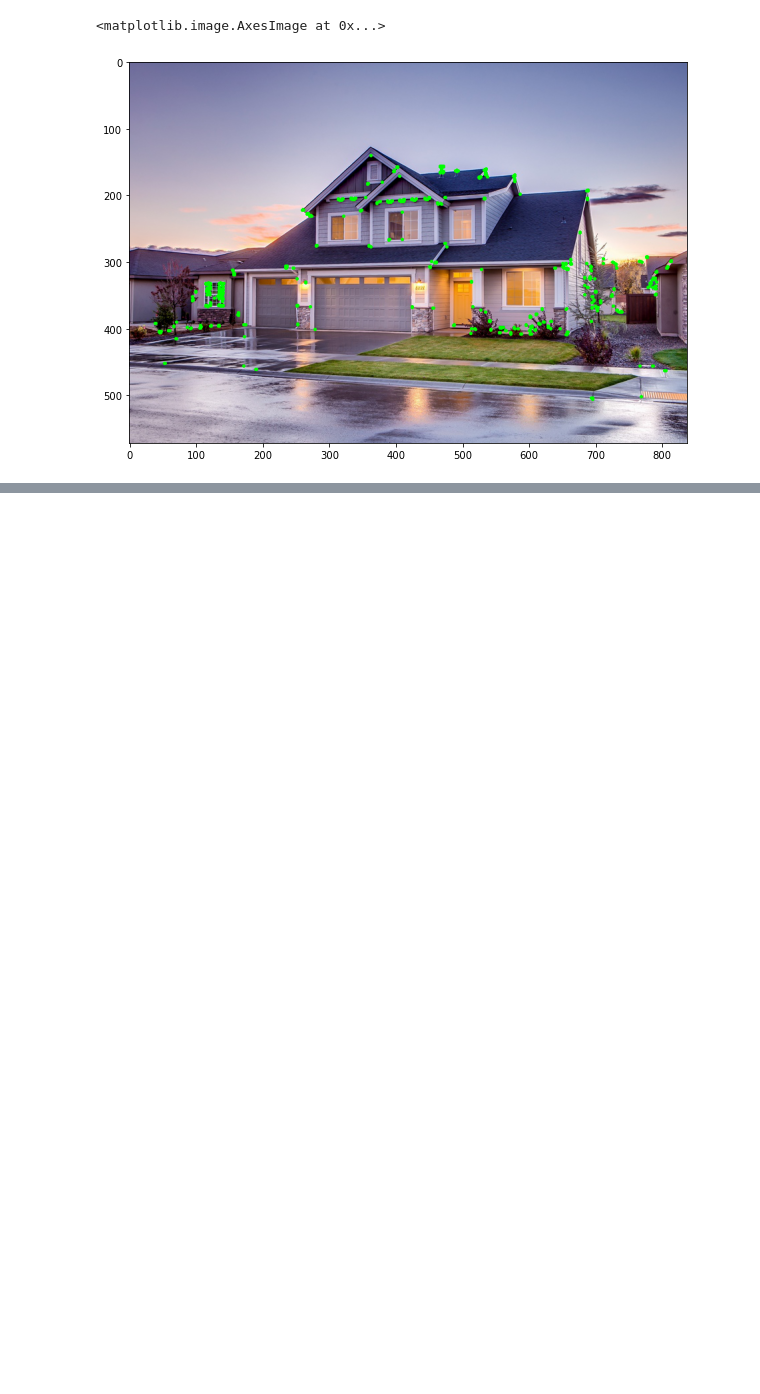
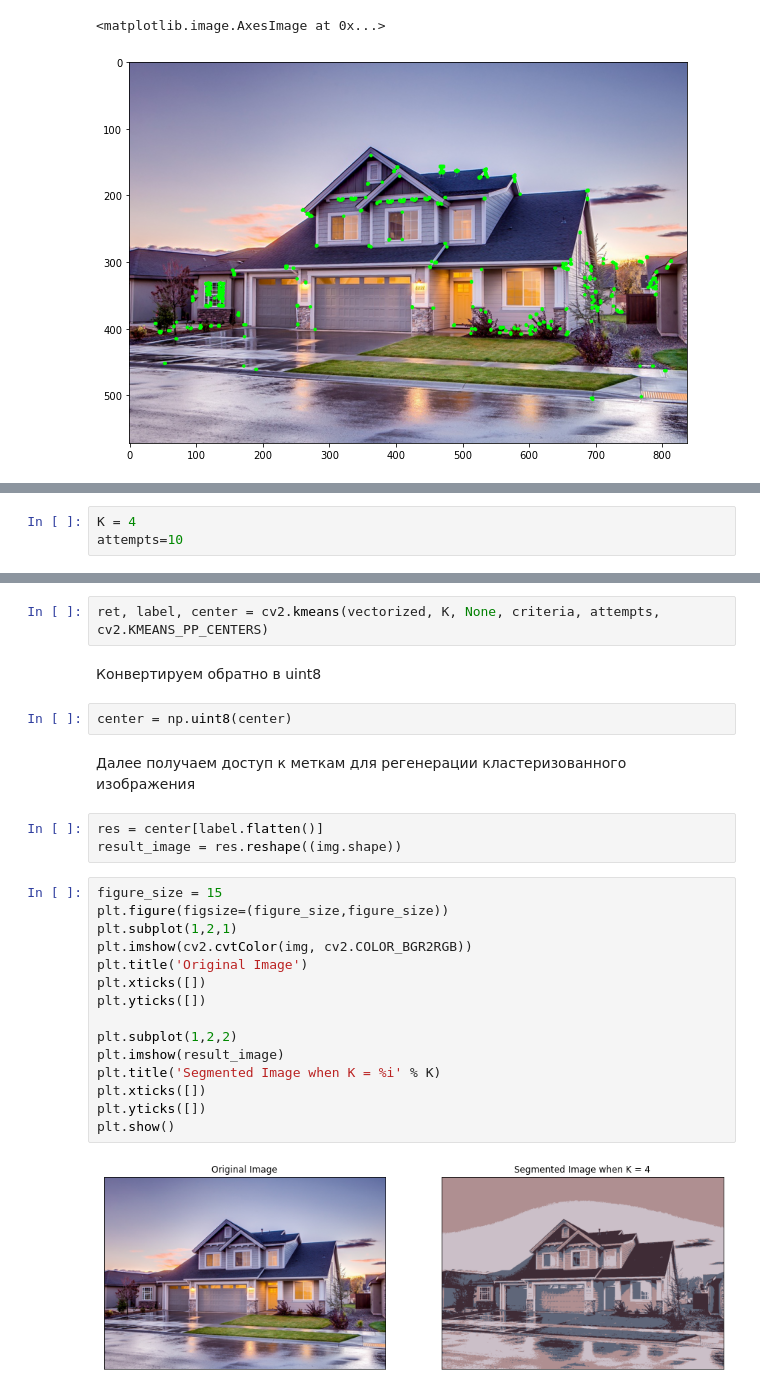
Before and after one commit to mfedoriv/image-processing, a Jupyter notebook: Image_processing.ipynb, the cells around one changed output, grey strips where cells are left out. Cells and saved outputs as stored; diff of their text form; blank space fills up the shorter version.

```diff
--- a/Image_processing.ipynb
+++ b/Image_processing.ipynb
@@ -199,0 +270,3 @@ plt.imshow(cv2.cvtColor(corner_image, cv2.COLOR_BGR2RGB))
+# %%
+K = 4
+attempts=10
@@ -199,0 +275,28 @@ plt.imshow(cv2.cvtColor(corner_image, cv2.COLOR_BGR2RGB))
+# %%
+ret, label, center = cv2.kmeans(vectorized, K, None, criteria, attempts, cv2.KMEANS_PP_CENTERS)
+# %% [markdown]
+Конвертируем обратно в uint8
+# %%
+center = np.uint8(center)
+# %% [markdown]
+Далее получаем доступ к меткам для регенерации кластеризованного изображения
+# %%
+res = center[label.flatten()]
+result_image = res.reshape((img.shape))
+# %%
+figure_size = 15
+plt.figure(figsize=(figure_size,figure_size))
+plt.subplot(1,2,1)
+plt.imshow(cv2.cvtColor(img, cv2.COLOR_BGR2RGB))
+plt.title('Original Image')
+plt.xticks([])
+plt.yticks([])
+
+plt.subplot(1,2,2)
+plt.imshow(result_image)
+plt.title('Segmented Image when K = %i' % K)
+plt.xticks([])
+plt.yticks([])
+plt.show()
+# %% [output]
+[figure, added]
```
Also changed, not shown: parts of 22 cells of this notebook, 3 other files.
